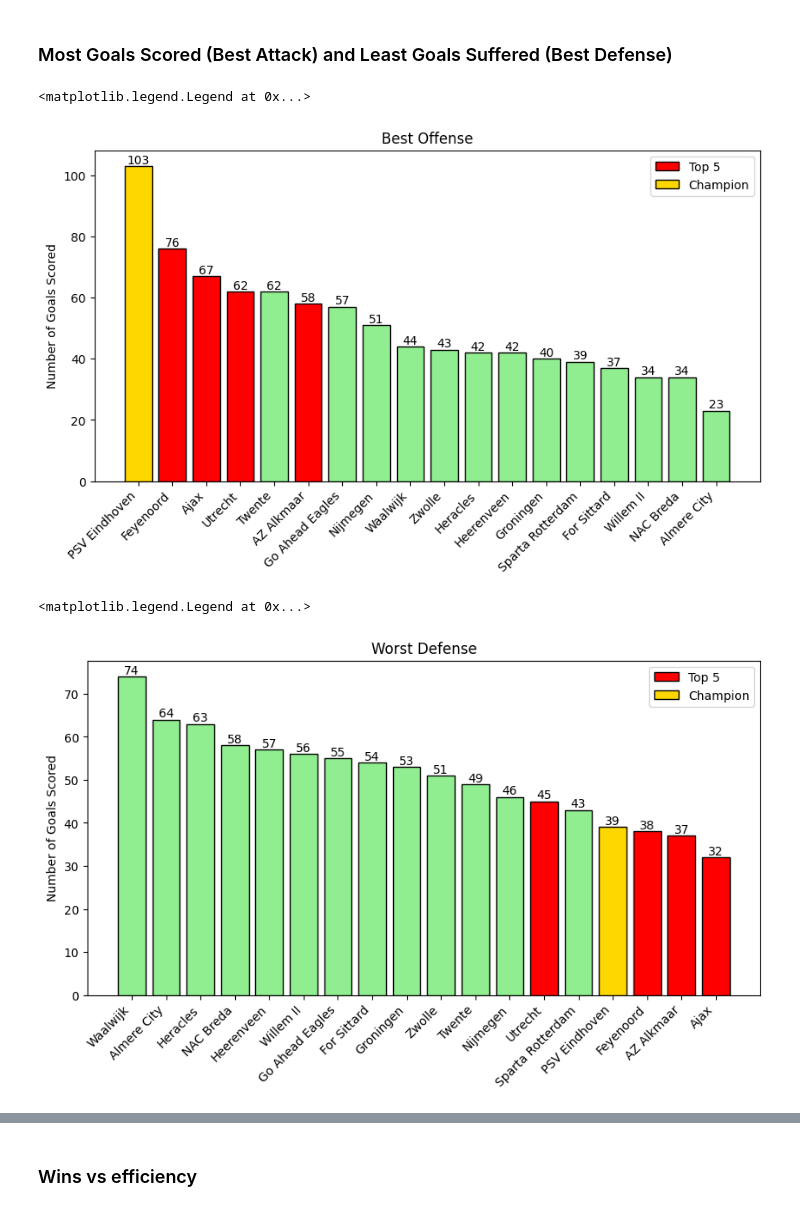
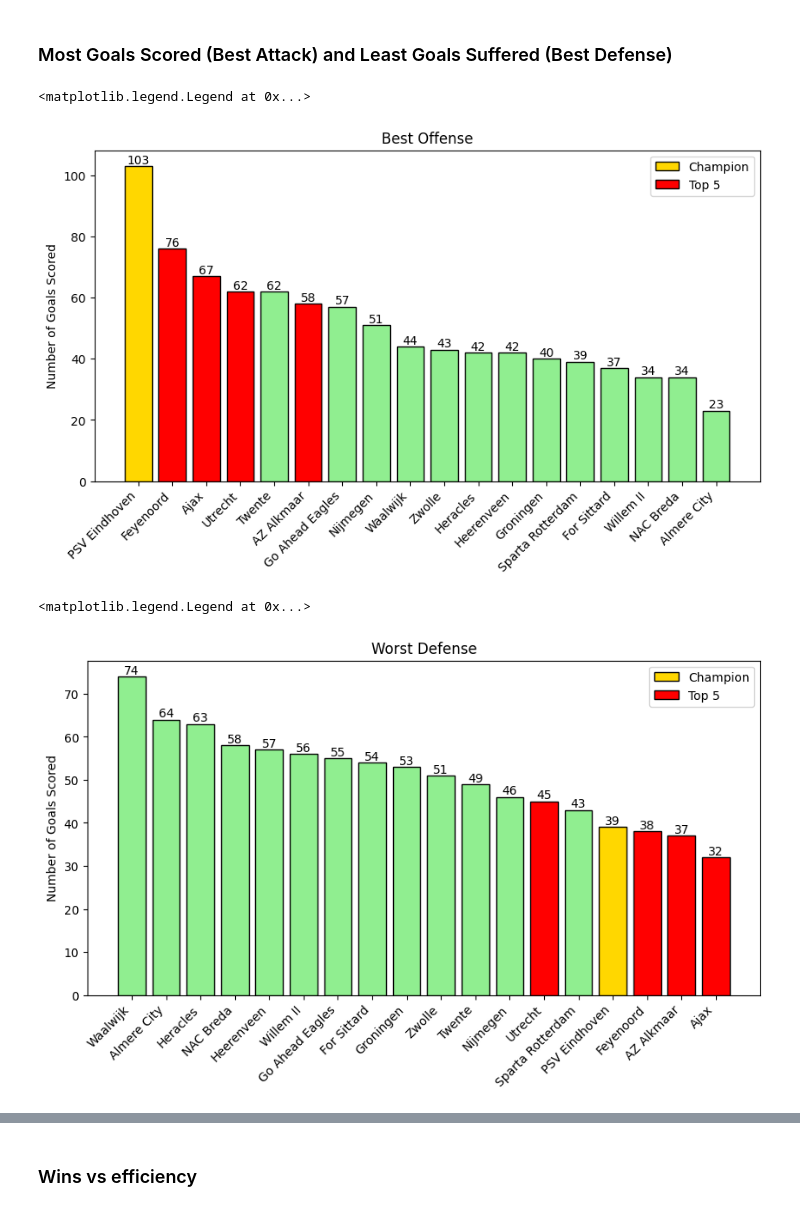
Before and after one commit to Dolfas/Football-Research, a Jupyter notebook: Rodolfo/Eredivisie.ipynb, the cells around one changed output, grey strips where cells are left out. Drawn from its saved outputs; the diff is of its cells as text; code cells hidden in the pictures.

```diff
--- a/Rodolfo/Eredivisie.ipynb
+++ b/Rodolfo/Eredivisie.ipynb
@@ -288,39 +289,41 @@ ax.set_xticks(range(len(sorted_df['Team'])),labels=sorted_df['Team'],rotation=45
 #ax.grid(True)
 
 legend_elements = [
-    Patch(facecolor='red', edgecolor='black', label='Top 5'),
-    Patch(facecolor='gold', edgecolor='black', label='Champion')
+    Patch(facecolor='gold', edgecolor='black', label='Champion'),
+    Patch(facecolor='red', edgecolor='black', label='Top 5')
 ]
 
+
 ax.legend(handles=legend_elements)
 # %% [output]
 <matplotlib.legend.Legend at 0x...>
-[figure, old version]
+[figure, new version]
 # %%
 total_goals_suffered_list = []
 for item in total_team_goals_scored_dictionary:
     total_goals_suffered_list.append({"Team": item, "Goals_suffered": np.sum(total_team_goals_suffered_dictionary[item])})
 
 
 total_goals_suffered_dataframe = pd.DataFrame(total_goals_suffered_list)
 sorted_df = total_goals_suffered_dataframe.sort_values(by='Goals_suffered', ascending=False)
 fig, ax = plt.subplots(figsize=(10, 5))
 
 #Setting up the colors
 colors = ['lightgreen','lightgreen','lightgreen','lightgreen','lightgreen','lightgreen','lightgreen','lightgreen','lightgreen','lightgreen','lightgreen','lightgreen','red','lightgreen','gold','red','red','red']
 
 bar_container = ax.bar(sorted_df['Team'], sorted_df['Goals_suffered'], color=colors,edgecolor='black')
 ax.set(ylabel='Number of Goals Scored', title='Worst Defense')
 ax.bar_label(bar_container, fmt='{:,.0f}')
 ax.set_xticks(range(len(sorted_df['Team'])),labels=sorted_df['Team'],rotation=45, ha='right')
 #ax.grid(True)
 
 legend_elements = [
-    Patch(facecolor='red', edgecolor='black', label='Top 5'),
-    Patch(facecolor='gold', edgecolor='black', label='Champion')
+    Patch(facecolor='gold', edgecolor='black', label='Champion'),
+    Patch(facecolor='red', edgecolor='black', label='Top 5')
 ]
 
+
 ax.legend(handles=legend_elements)
 # %% [output]
 <matplotlib.legend.Legend at 0x...>
-[figure, old version]
+[figure, new version]
```
Also changed, not shown: parts of 8 cells of this notebook.
